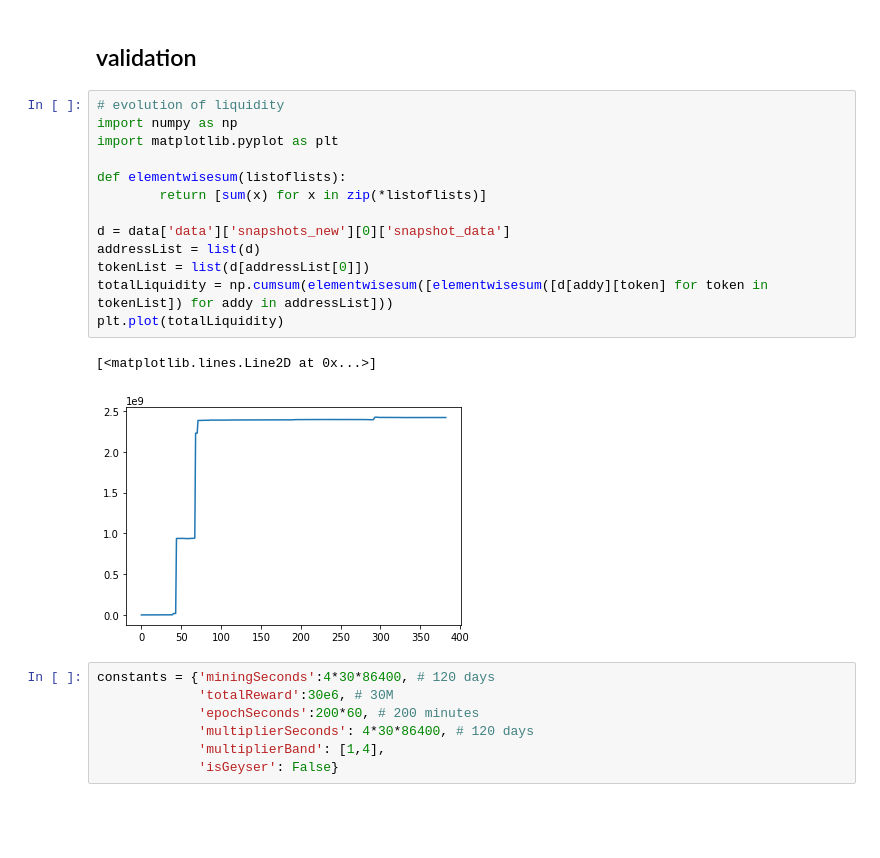
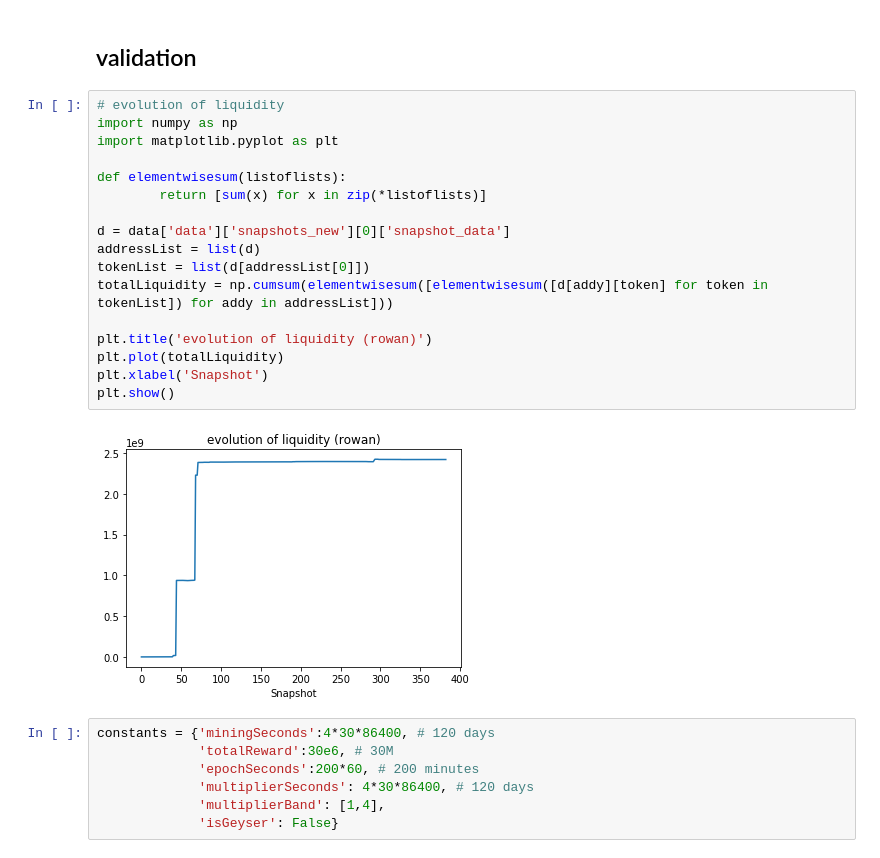
Before and after one commit to Sifchain/cryptoeconomics, a Jupyter notebook: demo_getUserAccReward.ipynb, the cells around one changed output. Saved outputs shown, nothing was run; the diff lists cells and outputs as text; blank space fills up the shorter version.

```diff
--- a/demo_getUserAccReward.ipynb
+++ b/demo_getUserAccReward.ipynb
@@ -68,19 +68,22 @@ sif1n5flpdy8zkdahru6rqtj26cf63h2cgszx4apkk:       0.00 rowan,       0.08 rowan,
 # %%
 # evolution of liquidity
 import numpy as np
 import matplotlib.pyplot as plt
 
 def elementwisesum(listoflists):
         return [sum(x) for x in zip(*listoflists)]
 
 d = data['data']['snapshots_new'][0]['snapshot_data']
 addressList = list(d)
 tokenList = list(d[addressList[0]])
 totalLiquidity = np.cumsum(elementwisesum([elementwisesum([d[addy][token] for token in tokenList]) for addy in addressList]))
+
+plt.title('evolution of liquidity (rowan)')
 plt.plot(totalLiquidity)
+plt.xlabel('Snapshot')
+plt.show()
 # %% [output]
-[<matplotlib.lines.Line2D at 0x...>]
-[figure, old version]
+[figure, new version]
 # %%
 constants = {'miningSeconds':4*30*86400, # 120 days
              'totalReward':30e6, # 30M
```
Also changed, not shown: parts of 4 cells of this notebook, 1 other file.
